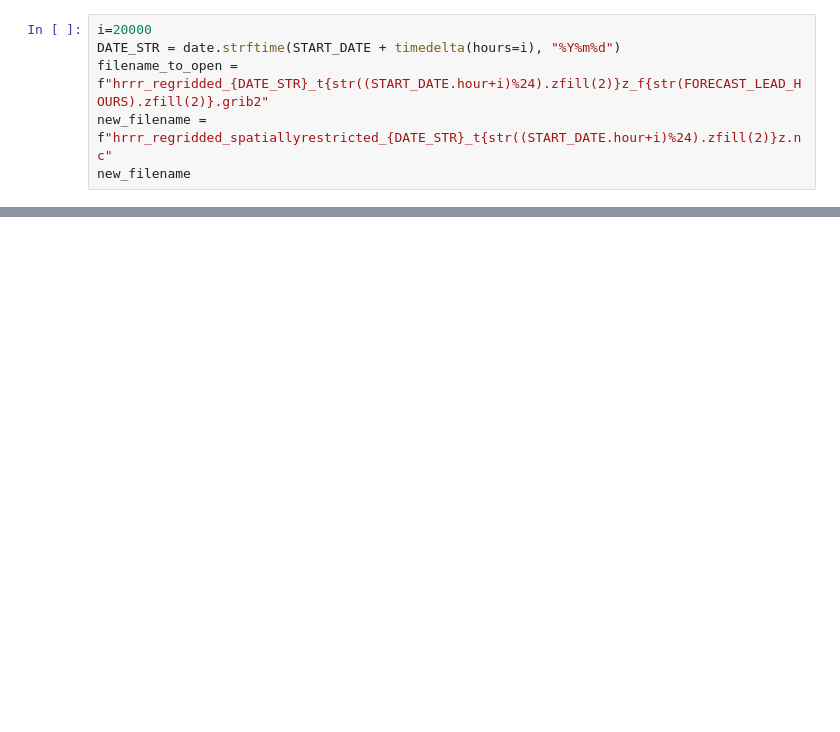
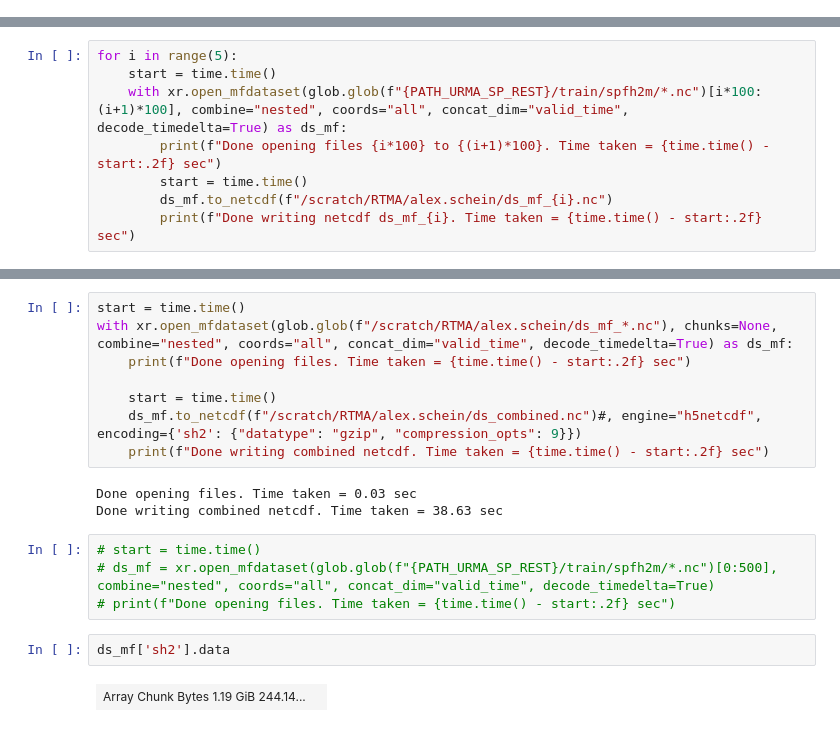
Before and after one commit to alex-schein-NOAA/HRRRtoURMA_UNet, a Jupyter notebook: Data formatting scripts/testing.ipynb, the cells around one changed output, grey strips where cells are left out. Saved outputs shown, nothing was run; the diff lists cells and outputs as text; blank space fills up the shorter version.

```diff
--- a/Data formatting scripts/testing.ipynb
+++ b/Data formatting scripts/testing.ipynb
@@ -68,6 +14,0 @@ END_DATE_TEST = dt.datetime(2024,12,31,23)-dt.timedelta(hours=FORECAST_LEAD_HOUR
-# %%
-i=20000
-DATE_STR = date.strftime(START_DATE + timedelta(hours=i), "%Y%m%d")
-filename_to_open = f"hrrr_regridded_{DATE_STR}_t{str((START_DATE.hour+i)%24).zfill(2)}z_f{str(FORECAST_LEAD_HOURS).zfill(2)}.grib2"
-new_filename = f"hrrr_regridded_spatiallyrestricted_{DATE_STR}_t{str((START_DATE.hour+i)%24).zfill(2)}z.nc"
-new_filename
@@ -100,0 +15,8 @@ filenames
+# %%
+for i in range(5):
+    start = time.time()
+    with xr.open_mfdataset(glob.glob(f"{PATH_URMA_SP_REST}/train/spfh2m/*.nc")[i*100:(i+1)*100], combine="nested", coords="all", concat_dim="valid_time", decode_timedelta=True) as ds_mf:
+        print(f"Done opening files {i*100} to {(i+1)*100}. Time taken = {time.time() - start:.2f} sec")
+        start = time.time()
+        ds_mf.to_netcdf(f"/scratch/RTMA/alex.schein/ds_mf_{i}.nc")
+        print(f"Done writing netcdf ds_mf_{i}. Time taken = {time.time() - start:.2f} sec")
@@ -100,0 +41,19 @@ filenames
+# %%
+start = time.time()
+with xr.open_mfdataset(glob.glob(f"/scratch/RTMA/alex.schein/ds_mf_*.nc"), chunks=None, combine="nested", coords="all", concat_dim="valid_time", decode_timedelta=True) as ds_mf:
+    print(f"Done opening files. Time taken = {time.time() - start:.2f} sec")
+
+    start = time.time()
+    ds_mf.to_netcdf(f"/scratch/RTMA/alex.schein/ds_combined.nc")#, engine="h5netcdf", encoding={'sh2': {"datatype": "gzip", "compression_opts": 9}})
+    print(f"Done writing combined netcdf. Time taken = {time.time() - start:.2f} sec")
+# %% [output]
+Done opening files. Time taken = 0.03 sec
+Done writing combined netcdf. Time taken = 38.63 sec
+# %%
+# start = time.time()
+# ds_mf = xr.open_mfdataset(glob.glob(f"{PATH_URMA_SP_REST}/train/spfh2m/*.nc")[0:500], combine="nested", coords="all", concat_dim="valid_time", decode_timedelta=True)
+# print(f"Done opening files. Time taken = {time.time() - start:.2f} sec")
+# %%
+ds_mf['sh2'].data
+# %% [output]
+| Array Chunk Bytes 1.19 GiB 244.14... |  |
```
Also changed, not shown: parts of 11 cells of this notebook, 20 other files.
